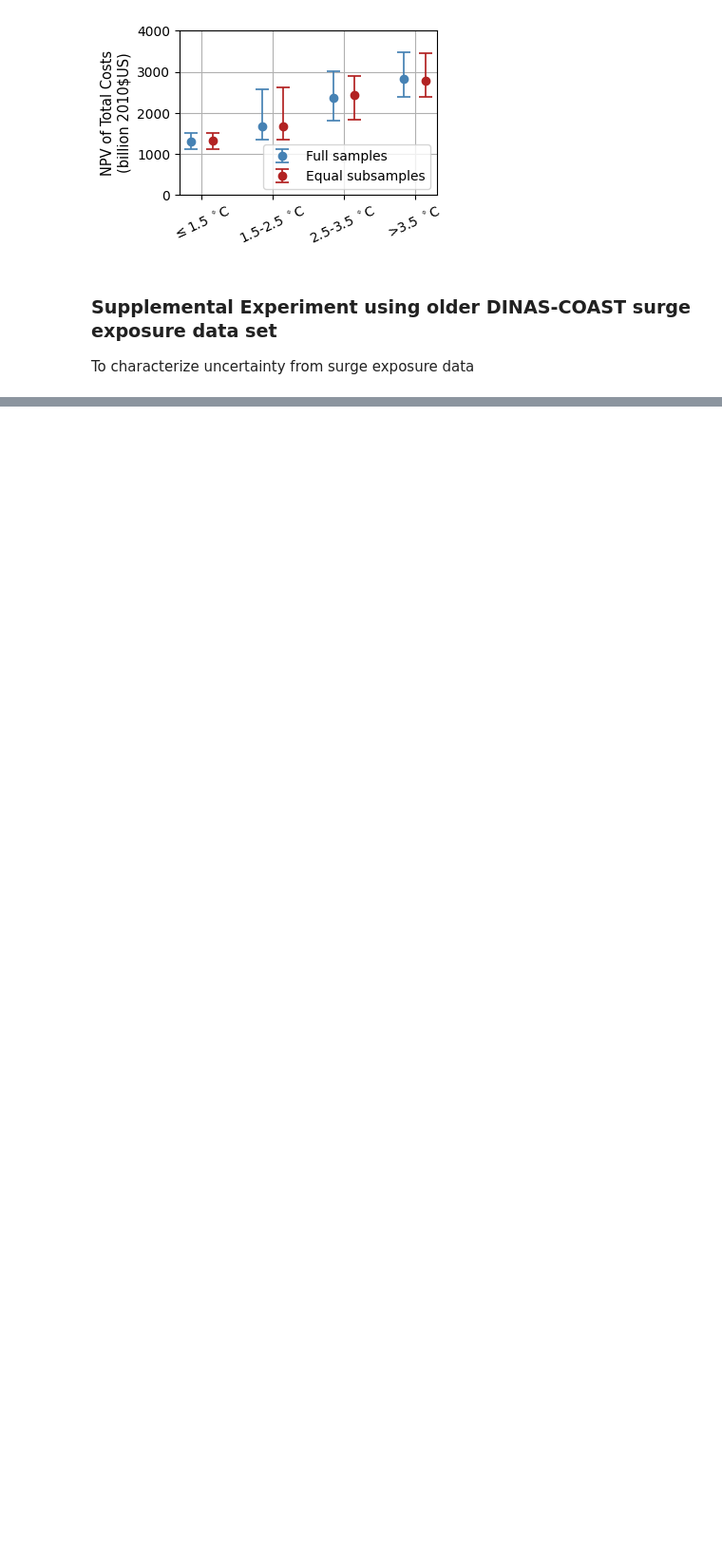
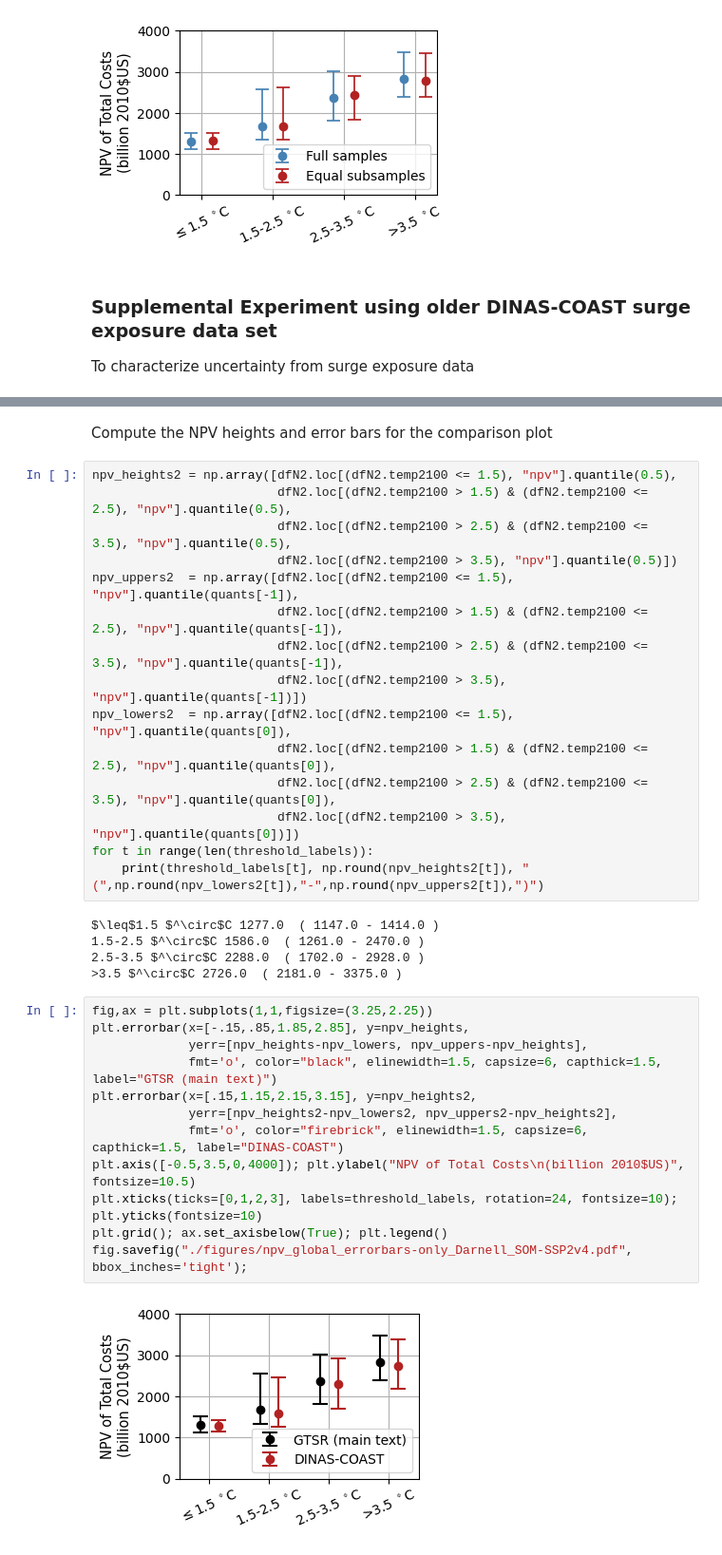
Before and after one commit to raddleverse/tempthresholds, a Jupyter notebook: analysis_darnell.ipynb, the cells around one changed output, grey strips where cells are left out. Shown at 95% size. Cells and saved outputs as stored; diff of their text form; blank space fills up the shorter version.

Commit message:
adding dinas-coast supplemental experiment

```diff
--- a/analysis_darnell.ipynb
+++ b/analysis_darnell.ipynb
@@ -661,0 +684,36 @@ To characterize uncertainty from surge exposure data
+# %% [markdown]
+Compute the NPV heights and error bars for the comparison plot
+# %%
+npv_heights2 = np.array([dfN2.loc[(dfN2.temp2100 <= 1.5), "npv"].quantile(0.5),
+                         dfN2.loc[(dfN2.temp2100 > 1.5) & (dfN2.temp2100 <= 2.5), "npv"].quantile(0.5),
+                         dfN2.loc[(dfN2.temp2100 > 2.5) & (dfN2.temp2100 <= 3.5), "npv"].quantile(0.5),
+                         dfN2.loc[(dfN2.temp2100 > 3.5), "npv"].quantile(0.5)])
+npv_uppers2  = np.array([dfN2.loc[(dfN2.temp2100 <= 1.5), "npv"].quantile(quants[-1]),
+                         dfN2.loc[(dfN2.temp2100 > 1.5) & (dfN2.temp2100 <= 2.5), "npv"].quantile(quants[-1]),
+                         dfN2.loc[(dfN2.temp2100 > 2.5) & (dfN2.temp2100 <= 3.5), "npv"].quantile(quants[-1]),
+                         dfN2.loc[(dfN2.temp2100 > 3.5), "npv"].quantile(quants[-1])])
+npv_lowers2  = np.array([dfN2.loc[(dfN2.temp2100 <= 1.5), "npv"].quantile(quants[0]),
+                         dfN2.loc[(dfN2.temp2100 > 1.5) & (dfN2.temp2100 <= 2.5), "npv"].quantile(quants[0]),
+                         dfN2.loc[(dfN2.temp2100 > 2.5) & (dfN2.temp2100 <= 3.5), "npv"].quantile(quants[0]),
+                         dfN2.loc[(dfN2.temp2100 > 3.5), "npv"].quantile(quants[0])])
+for t in range(len(threshold_labels)):
+    print(threshold_labels[t], np.round(npv_heights2[t]), " (",np.round(npv_lowers2[t]),"-",np.round(npv_uppers2[t]),")")
+# %% [output]
+$\leq$1.5 $^\circ$C 1277.0  ( 1147.0 - 1414.0 )
+1.5-2.5 $^\circ$C 1586.0  ( 1261.0 - 2470.0 )
+2.5-3.5 $^\circ$C 2288.0  ( 1702.0 - 2928.0 )
+>3.5 $^\circ$C 2726.0  ( 2181.0 - 3375.0 )
+# %%
+fig,ax = plt.subplots(1,1,figsize=(3.25,2.25))
+plt.errorbar(x=[-.15,.85,1.85,2.85], y=npv_heights,
+             yerr=[npv_heights-npv_lowers, npv_uppers-npv_heights],
+             fmt='o', color="black", elinewidth=1.5, capsize=6, capthick=1.5, label="GTSR (main text)")
+plt.errorbar(x=[.15,1.15,2.15,3.15], y=npv_heights2,
+             yerr=[npv_heights2-npv_lowers2, npv_uppers2-npv_heights2],
+             fmt='o', color="firebrick", elinewidth=1.5, capsize=6, capthick=1.5, label="DINAS-COAST")
+plt.axis([-0.5,3.5,0,4000]); plt.ylabel("NPV of Total Costs\n(billion 2010$US)", fontsize=10.5)
+plt.xticks(ticks=[0,1,2,3], labels=threshold_labels, rotation=24, fontsize=10); plt.yticks(fontsize=10)
+plt.grid(); ax.set_axisbelow(True); plt.legend()
+fig.savefig("./figures/npv_global_errorbars-only_Darnell_SOM-SSP2v4.pdf", bbox_inches='tight');
+# %% [output]
+[figure, added]
```
Also changed, not shown: parts of 3 cells of this notebook.
